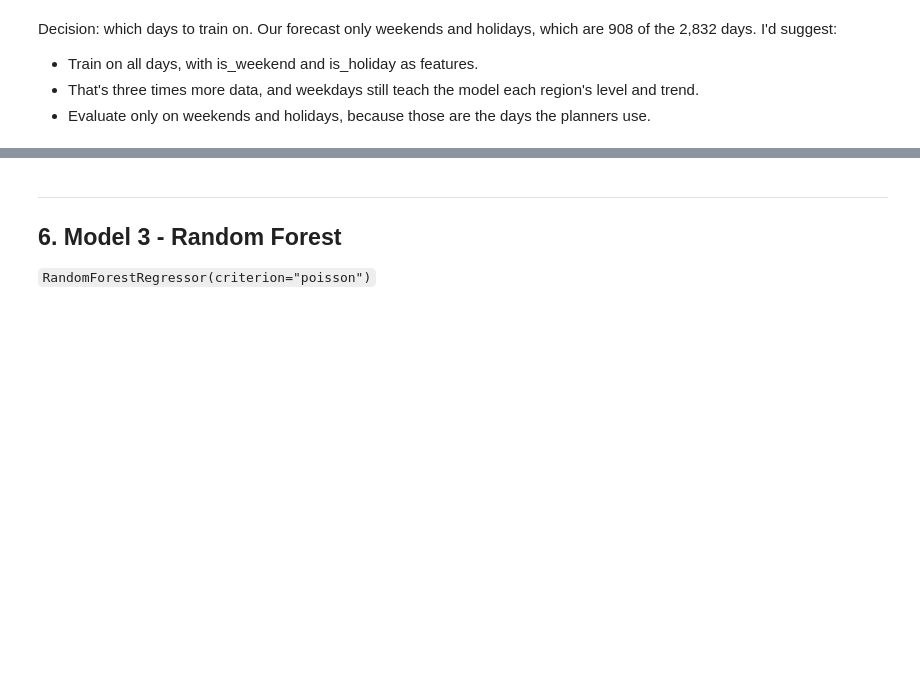
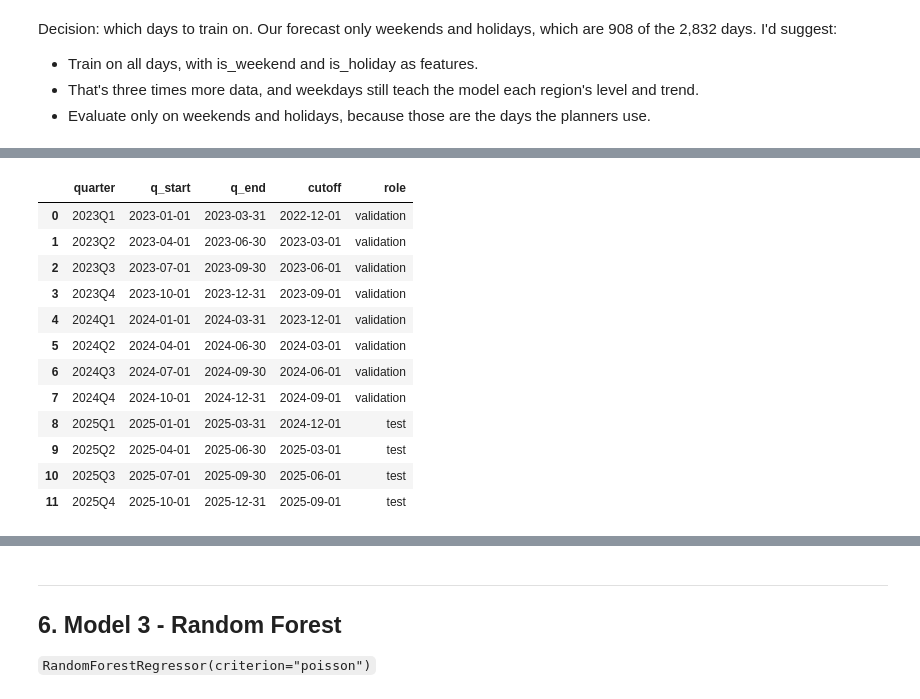
Before and after one commit to ivanya93/road_safety_machine_learning, a Jupyter notebook: notebooks/03_Modelling.ipynb, the cells around one changed output, grey strips where cells are left out. Saved outputs shown, nothing was run; the diff lists cells and outputs as text; code cells hidden in the pictures; blank space fills up the shorter version.

```diff
--- a/notebooks/03_Modelling.ipynb
+++ b/notebooks/03_Modelling.ipynb
@@ -122,2 +156,41 @@ which days to train on. Our forecast only weekends and holidays, which are 908 o
+# %%
+# 2.1.1. Define the train start and the forecast quarters (validation + final test)
+TARGET = "accidents"
+TRAIN_START = pd.Timestamp("2019-07-01")   # 2019 Q3: first quarter with complete history features
+
+quarters = pd.period_range("2023Q1", "2025Q4", freq="Q")
+periods = pd.DataFrame({
+    "quarter": quarters.astype(str),
+    "q_start": quarters.start_time,
+    "q_end": quarters.end_time.normalize(),
+})
 # %%
-# TODO: define the backtest periods (train end, cutoff, forecast quarter) and the final test quarters
+# 2.1.2. Define the cutoff: 1 month before the quarter starts, training uses only days before it
+periods["cutoff"] = periods["q_start"] - pd.DateOffset(months=LEAD_MONTHS)
+# %%
+# 2.1.3. Define the forecast quarters and the final test quarters
+# 2023-2024 = validation (backtest, model comparison, tuning), 2025 = final test (used once in section 9)
+periods["role"] = np.where(periods["q_start"] < "2025-01-01", "validation", "test")
+
+def split_period(p, features):
+    """Train = TRAIN_START up to the cutoff (no COVID days); test = all days of the forecast quarter."""
+    d = model_table
+    train = d[(d["date"] >= TRAIN_START) & (d["date"] < p.cutoff) & ~d["is_covid"].astype(bool)]
+    test = d[(d["date"] >= p.q_start) & (d["date"] <= p.q_end)]
+    return train[features], train[TARGET], test[features], test[TARGET]
+
+periods
+# %% [output]
+|  | quarter | q_start | q_end | cutoff | role |
+| 0 | 2023Q1 | 2023-01-01 | 2023-03-31 | 2022-12-01 | validation |
+| 1 | 2023Q2 | 2023-04-01 | 2023-06-30 | 2023-03-01 | validation |
+| 2 | 2023Q3 | 2023-07-01 | 2023-09-30 | 2023-06-01 | validation |
+| 3 | 2023Q4 | 2023-10-01 | 2023-12-31 | 2023-09-01 | validation |
+| 4 | 2024Q1 | 2024-01-01 | 2024-03-31 | 2023-12-01 | validation |
+| 5 | 2024Q2 | 2024-04-01 | 2024-06-30 | 2024-03-01 | validation |
+| 6 | 2024Q3 | 2024-07-01 | 2024-09-30 | 2024-06-01 | validation |
+| 7 | 2024Q4 | 2024-10-01 | 2024-12-31 | 2024-09-01 | validation |
+| 8 | 2025Q1 | 2025-01-01 | 2025-03-31 | 2024-12-01 | test |
+| 9 | 2025Q2 | 2025-04-01 | 2025-06-30 | 2025-03-01 | test |
+| 10 | 2025Q3 | 2025-07-01 | 2025-09-30 | 2025-06-01 | test |
+| 11 | 2025Q4 | 2025-10-01 | 2025-12-31 | 2025-09-01 | test |
```
Also changed, not shown: parts of 30 cells of this notebook.
